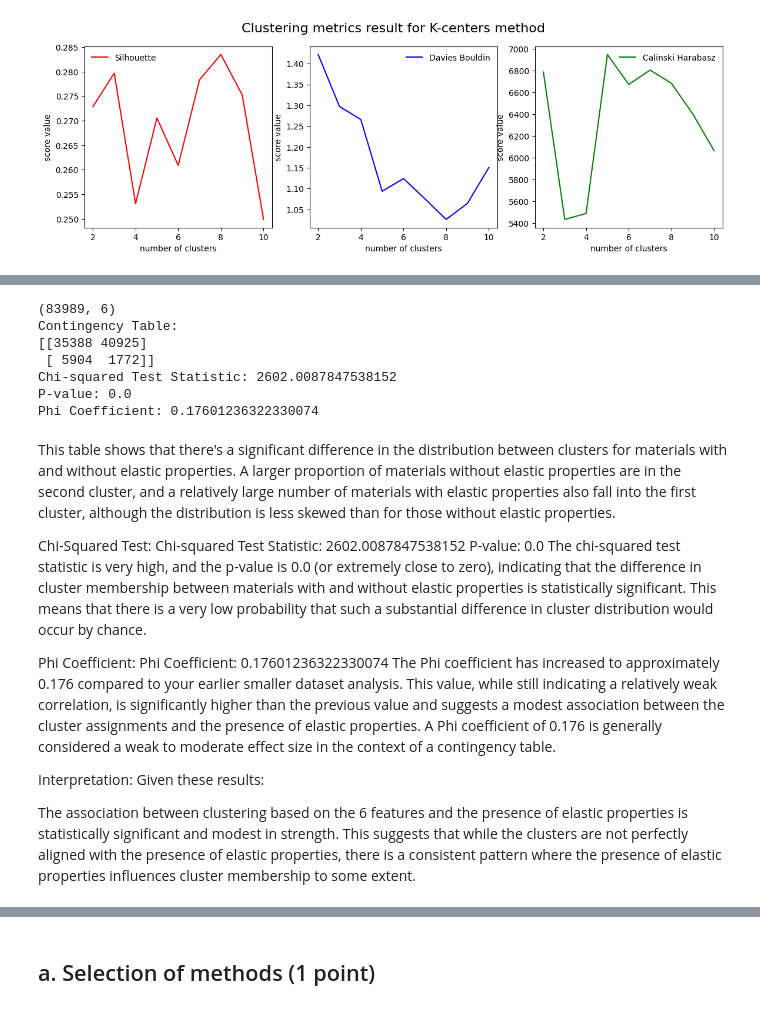
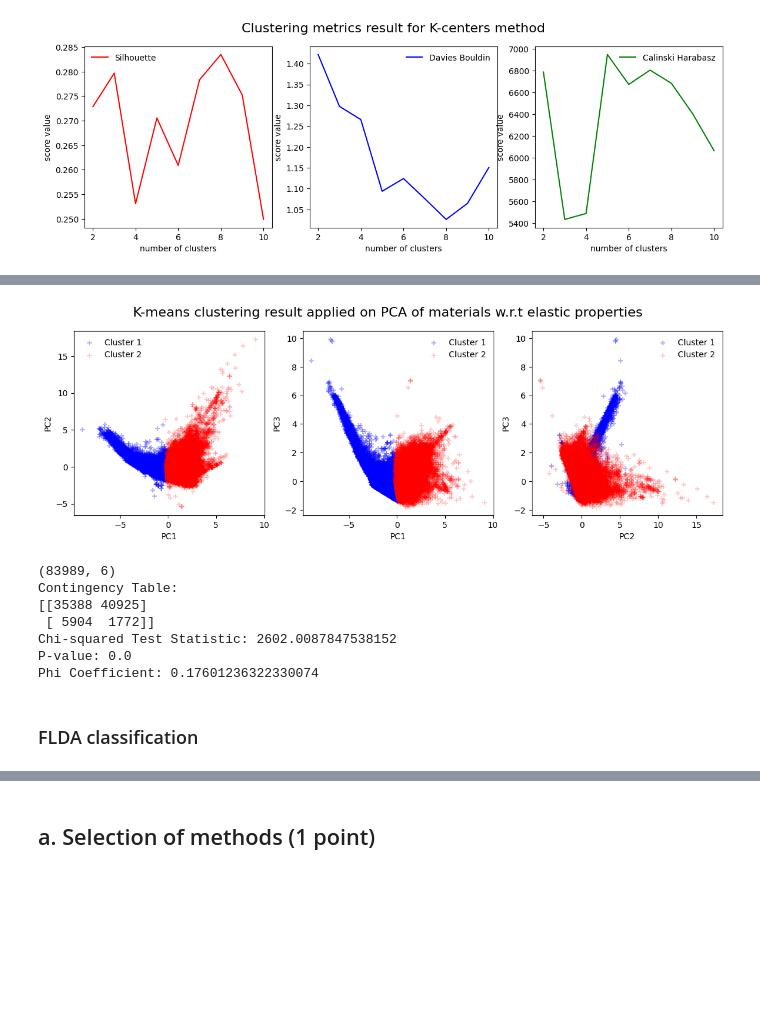
Before and after one commit to SpringNuance/Multivariate-Statistical-Analysis, a Jupyter notebook: Projects/Project code_Nguyen Xuan Binh_887799.ipynb, the cells around one changed output, grey strips where cells are left out. Cells and saved outputs as stored; diff of their text form; code cells hidden in the pictures; blank space fills up the shorter version.

```diff
--- a/Projects/Project code_Nguyen Xuan Binh_887799.ipynb
+++ b/Projects/Project code_Nguyen Xuan Binh_887799.ipynb
@@ -367,6 +367,8 @@ pca_components = pca.fit_transform(mp_nostruct_scaled)
 
 # Creating a DataFrame for the principal components
 pca_df = pd.DataFrame(data=pca_components, columns=[f'PC{i}' for i in range(1, n_components + 1)])
+pca_df['has_elastic_props'] = has_elastic_props
+pca_df.to_csv('pca_df.csv', index=False)
 
 # Explained variance ratio for PCs
 explained_variance = pca.explained_variance_ratio_
@@ -674,3 +587,7 @@ for score_index in range(0, 3):
 plt.show()
 # %% [output]
 [figure]
+# %%
+
+pca_df.drop(columns=['cluster'], inplace=True)
+pca_df.head()
@@ -677,3 +601,48 @@ plt.show()
+# %%
+
+mp_nostruct_scaled = scaler.fit_transform(mp_nostruct_all_no_elastic[nonelastic_features])
+has_elastic_props = mp_nostruct_all_no_elastic['has_elastic_props']
+
+kmeans = KMeans(n_clusters=2, random_state=42)
+kmeans_cluster_indices = kmeans.fit_predict(mp_nostruct_scaled)
+
+pca_df['kmeans_cluster'] = kmeans_cluster_indices
+pca_df.to_csv('pca_df.csv', index=False)
+
+fig, axes = plt.subplots(1, 3, figsize=(14, 4))
+axes = axes.ravel()
+fig.suptitle('K-means clustering result applied on PCA of materials w.r.t elastic properties', fontsize=16)
+
+
+axes[0].scatter(pca_df['PC1'][kmeans_cluster_indices == 0], pca_df['PC2'][kmeans_cluster_indices == 0],
+            color='blue', alpha=0.3, label='Cluster 1', marker='+')
+axes[0].scatter(pca_df['PC1'][kmeans_cluster_indices == 1], pca_df['PC2'][kmeans_cluster_indices == 1],
+            color='red', alpha=0.2, label='Cluster 2', marker='+')
+axes[0].set_xlabel('PC1')
+axes[0].set_ylabel('PC2')
+axes[0].legend(frameon=False)
+
+axes[1].scatter(pca_df['PC1'][kmeans_cluster_indices == 0], pca_df['PC3'][kmeans_cluster_indices == 0],
+            color='blue', alpha=0.3, label='Cluster 1', marker='+')
+axes[1].scatter(pca_df['PC1'][kmeans_cluster_indices == 1], pca_df['PC3'][kmeans_cluster_indices == 1],
+            color='red', alpha=0.2, label='Cluster 2', marker='+')
+
+axes[1].set_xlabel('PC1')
+axes[1].set_ylabel('PC3')
+axes[1].legend(frameon=False)
+
+axes[2].scatter(pca_df['PC2'][kmeans_cluster_indices == 0], pca_df['PC3'][kmeans_cluster_indices == 0],
+            color='blue', alpha=0.3, label='Cluster 1', marker='+')
+axes[2].scatter(pca_df['PC2'][kmeans_cluster_indices == 1], pca_df['PC3'][kmeans_cluster_indices == 1],
+            color='red', alpha=0.2, label='Cluster 2', marker='+')
+
+axes[2].set_xlabel('PC2')
+axes[2].set_ylabel('PC3')
+axes[2].legend(frameon=False)
+
+plt.show()
+# %% [output]
+[figure, added]
 # %%
 from sklearn.metrics import confusion_matrix
 from scipy.stats import chi2_contingency
@@ -708,19 +677,5 @@ Contingency Table:
 Chi-squared Test Statistic: 2602.0087847538152
 P-value: 0.0
 Phi Coefficient: 0.17601236322330074
-# %% [markdown]
-This table shows that there's a significant difference in the distribution between clusters for materials with and without elastic properties. A larger proportion of materials without elastic properties are in the second cluster, and a relatively large number of materials with elastic properties also fall into the first cluster, although the distribution is less skewed than for those without elastic properties.
-
-Chi-Squared Test:
-Chi-squared Test Statistic: 2602.0087847538152
-P-value: 0.0
-The chi-squared test statistic is very high, and the p-value is 0.0 (or extremely close to zero), indicating that the difference in cluster membership between materials with and without elastic properties is statistically significant. This means that there is a very low probability that such a substantial difference in cluster distribution would occur by chance.
-
-Phi Coefficient:
-Phi Coefficient: 0.17601236322330074
-The Phi coefficient has increased to approximately 0.176 compared to your earlier smaller dataset analysis. This value, while still indicating a relatively weak correlation, is significantly higher than the previous value and suggests a modest association between the cluster assignments and the presence of elastic properties. A Phi coefficient of 0.176 is generally considered a weak to moderate effect size in the context of a contingency table.
-
-Interpretation:
-Given these results:
-
-The association between clustering based on the 6 features and the presence of elastic properties is statistically significant and modest in strength. This suggests that while the clusters are not perfectly aligned with the presence of elastic properties, there is a consistent pattern where the presence of elastic properties influences cluster membership to some extent.
+# %% [markdown]
+### FLDA classification
```
Also changed, not shown: parts of 4 cells of this notebook, 5 other files.
